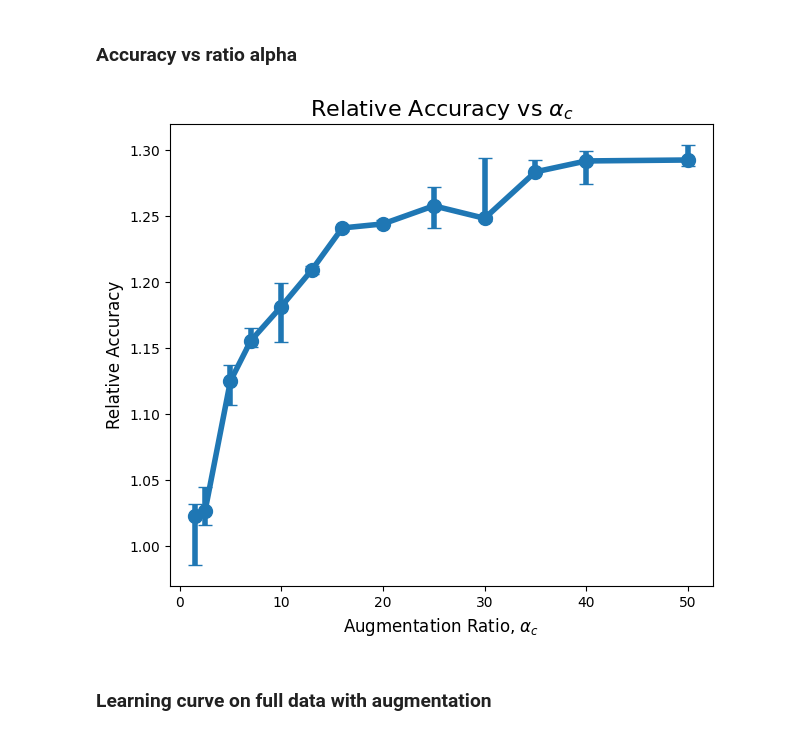
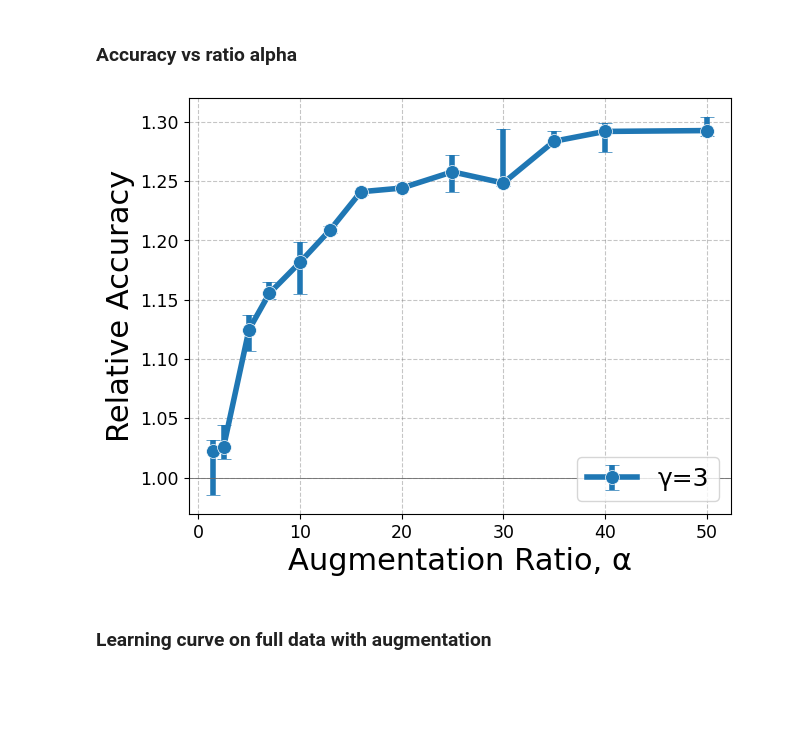
Before and after one commit to ar929/syn-data-comp, a Jupyter notebook: reproduce_results.ipynb, the cells around one changed output. Drawn from its saved outputs; the diff is of its cells as text; code cells hidden in the pictures; blank space fills up the shorter version.

```diff
--- a/reproduce_results.ipynb
+++ b/reproduce_results.ipynb
@@ -100,7 +118,7 @@ else:
 orig_lc_json_name = "scores/orig_data_learning_curve.json"
 
 if recalculate_results:
-    n_samp = [1000, 2000, 4000, 8000, 15000, 30000, 50000]
+    n_samp = [100, 200, 500, 1000, 2000, 4000, 8000, 15000, 30000, 50000]
     epoch_list = [20, 30, 50, 70, 100]
     lc_orig_dict = {}
 
@@ -170,6 +196,8 @@ plt.show()
 # %% [output]
 [figure]
 # %%
+aug_birds_plotname = "Images/aug_birds.pdf"
+
 ### Standard
 nrow = 3
 ncol = 7
@@ -193,8 +221,12 @@ for i in range(nrow):
             img = utils.img_transformation(torch.tensor(test_img).T, prob = 1, gamma = gamma, seed = (53 + (i * j))).T
             ax.imshow(img)
             if i == 0:
-                ax.set_title(f"γ = {gamma}", fontsize=28)
+                ax.set_title(f"γ = {gamma}", fontsize=34)
             ax.axis('off')
 fig.tight_layout()
+
+if save_plots:
+    plt.savefig(aug_birds_plotname, format="pdf", bbox_inches="tight")
+
 plt.show()
 # %% [output]
@@ -284,7 +329,7 @@ gamma = 2.5
 # %% [markdown]
 ### Accuracy vs ratio alpha
 # %%
-gamma = 2.5
+gamma = 3
 alphas = [1.5, 2.5, 5, 7, 10, 13, 16, 20, 25, 30, 35, 40, 50]
 acc_conv_alpha_json_name = "scores/acc_vs_conv_alpha.json"
 
@@ -313,27 +358,41 @@ else:
     with open(acc_conv_alpha_json_name, 'r') as json_file:
             acc_aug_dict = json.load(json_file)
 # %%
+conv_acc_vs_alpha_plotname = "Images/acc_vs_alpha.pdf"
+
 alphas = [1.5, 2.5, 5, 7, 10, 13, 16, 20, 25, 30, 35, 40, 50]
 alpha_arr = np.array(list(acc_aug_dict.values()))
 lq, med, uq = np.percentile(alpha_arr / avg_baseline_accuracy, [25, 50, 75], axis=0)
 lqd, uqd = med - lq, uq - med
 
-plt.figure(figsize=my_fig_size)
+plt.figure(figsize=(my_fig_size[0], my_fig_size[1]*0.9))
 
 plt.errorbar(alphas, med, yerr=[lqd, uqd], fmt='o-', capsize=5,
-            markersize = ms, linewidth = lw,)
-            # markeredgecolor='white', markeredgewidth=0.5, )
+            markersize = ms, linewidth = lw, label="γ=3",
+            markeredgecolor='white', markeredgewidth=0.5, )
 
-plt.ylabel("Relative Accuracy", fontsize=12)
-plt.xlabel("Augmentation Ratio, $α_c$", fontsize=12)
-plt.title("Relative Accuracy vs $α_c$", fontsize=16)
+plt.ylabel("Relative Accuracy", fontsize=label_size)
+plt.xlabel("Augmentation Ratio, α", fontsize=label_size)
+
+plt.xticks(fontsize=tick_size)
+plt.yticks(fontsize=tick_size)
+plt.legend(fontsize=legend_size, loc="lower right")
+
+plot_baseline()
+
+if plot_titles:
+    plt.title("Relative Accuracy vs α", fontsize=title_size)
 # plt.annotate(f"Error bars showing median & IQR across {len(acc_aug_dict)} tests",
 #              xy=(0.5, 0.97), xycoords='axes fraction',
 #              fontsize=10, ha='center', va='center')
-# plt.grid(True)  # Add grid for better readability
+plt.grid(True, **grid_params)
+
+if save_plots:
+    plt.savefig(conv_acc_vs_alpha_plotname, format="pdf", bbox_inches="tight")
+
 plt.show()
 # %% [output]
-[figure, old version]
+[figure, new version]
 # %% [markdown]
 ### Learning curve on full data with augmentation
 # %%
```
Also changed, not shown: parts of 44 cells of this notebook.
